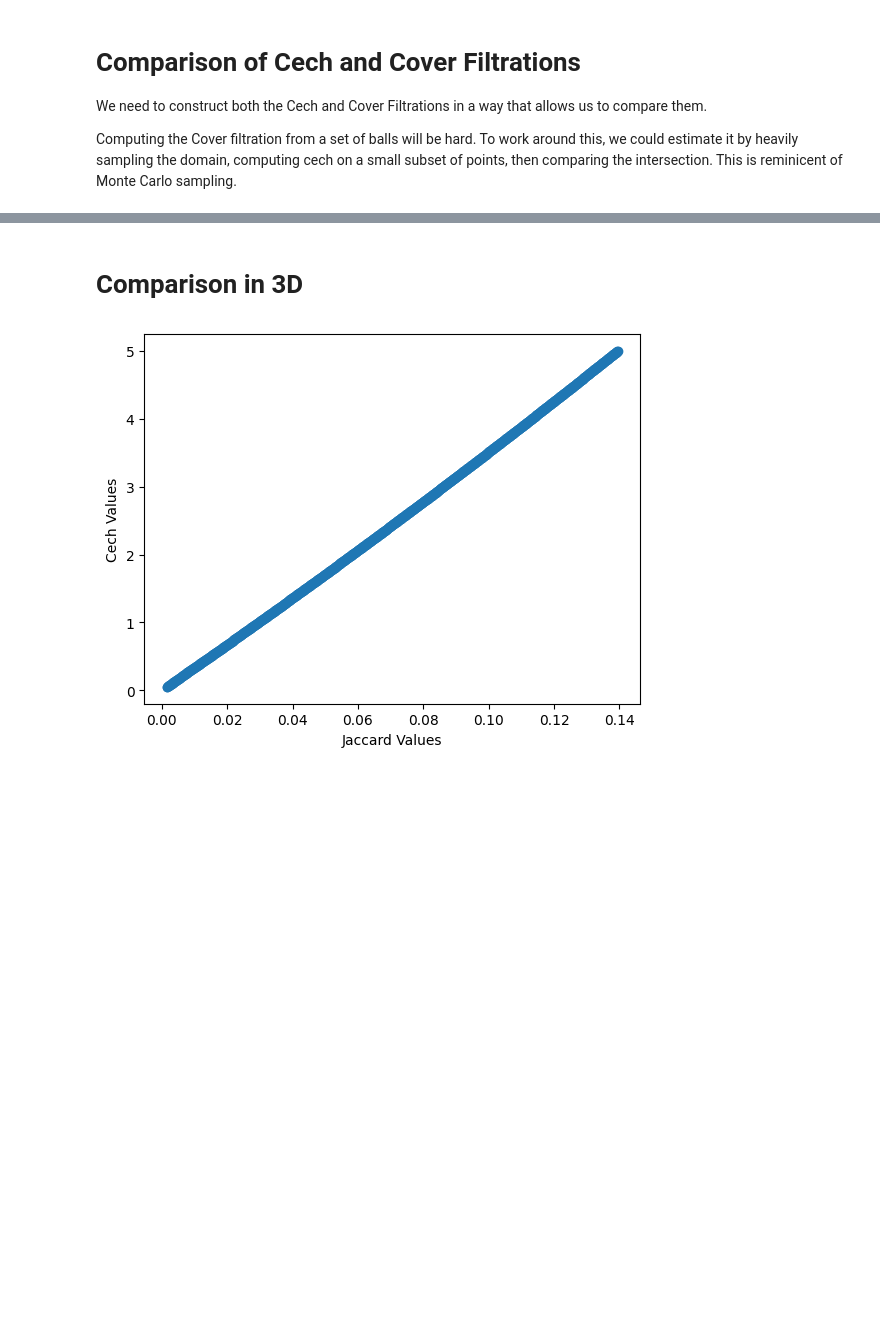
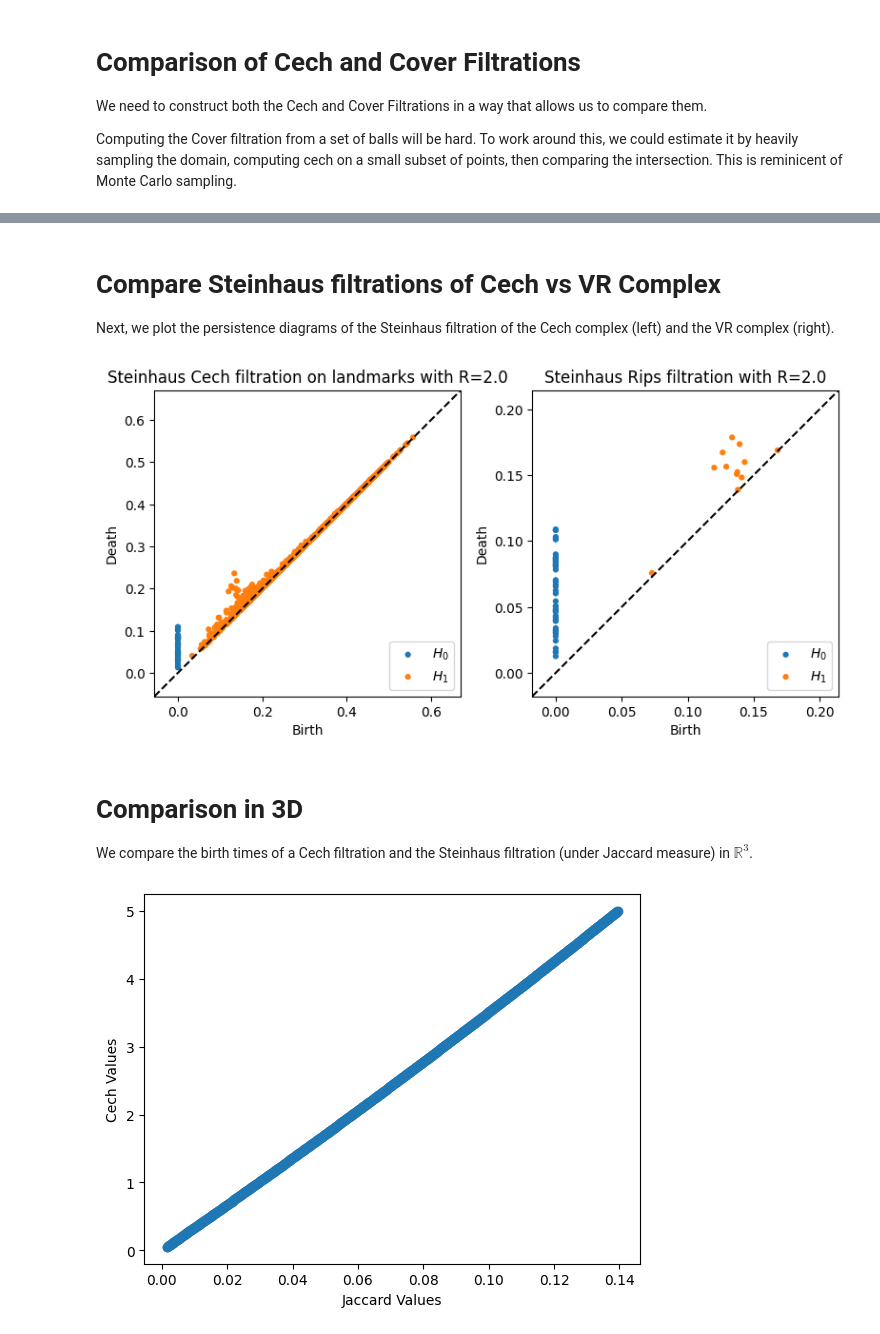
Before and after one commit to AmberThrall/SteinhausNotebooks, a Jupyter notebook: ComparisonofCechandCoverFiltrations.ipynb, the cells around one changed output, grey strips where cells are left out. Saved outputs shown, nothing was run; the diff lists cells and outputs as text; code cells hidden in the pictures; blank space fills up the shorter version.

Commit message:
Added comments to comparison notebook.

```diff
--- a/ComparisonofCechandCoverFiltrations.ipynb
+++ b/ComparisonofCechandCoverFiltrations.ipynb
@@ -208,5 +209,21 @@ def relationship(c, R):
-# %% [markdown]
-# Comparison in 3D
+# %% [markdown]
+# Compare Steinhaus filtrations of Cech vs VR Complex
+
+Next, we plot the persistence diagrams of the Steinhaus filtration of the Cech complex (left) and the VR complex (right).
+# %%
+plt.figure(figsize=(8,4))
+plot_diagrams(dgms_vcech, plot_only=[0,1], ax=plt.subplot(121), title=f"Steinhaus Cech filtration on landmarks with R=2.0")
+plot_diagrams(dgms_vrips, ax=plt.subplot(122), title=f"Steinhaus Rips filtration with R=2.0")
+
+plt.tight_layout()
+plt.savefig("comparison_of_filtrations.png")
+plt.show()
+# %% [output]
+[figure, added]
+# %% [markdown]
+# Comparison in 3D
+
+We compare the birth times of a Cech filtration and the Steinhaus filtration (under Jaccard measure) in $\mathbb{R}^3$.
 # %%
 import numpy as np
 def jaccard3d(R,d):
```
Also changed, not shown: parts of 21 cells of this notebook, 4 other files.
